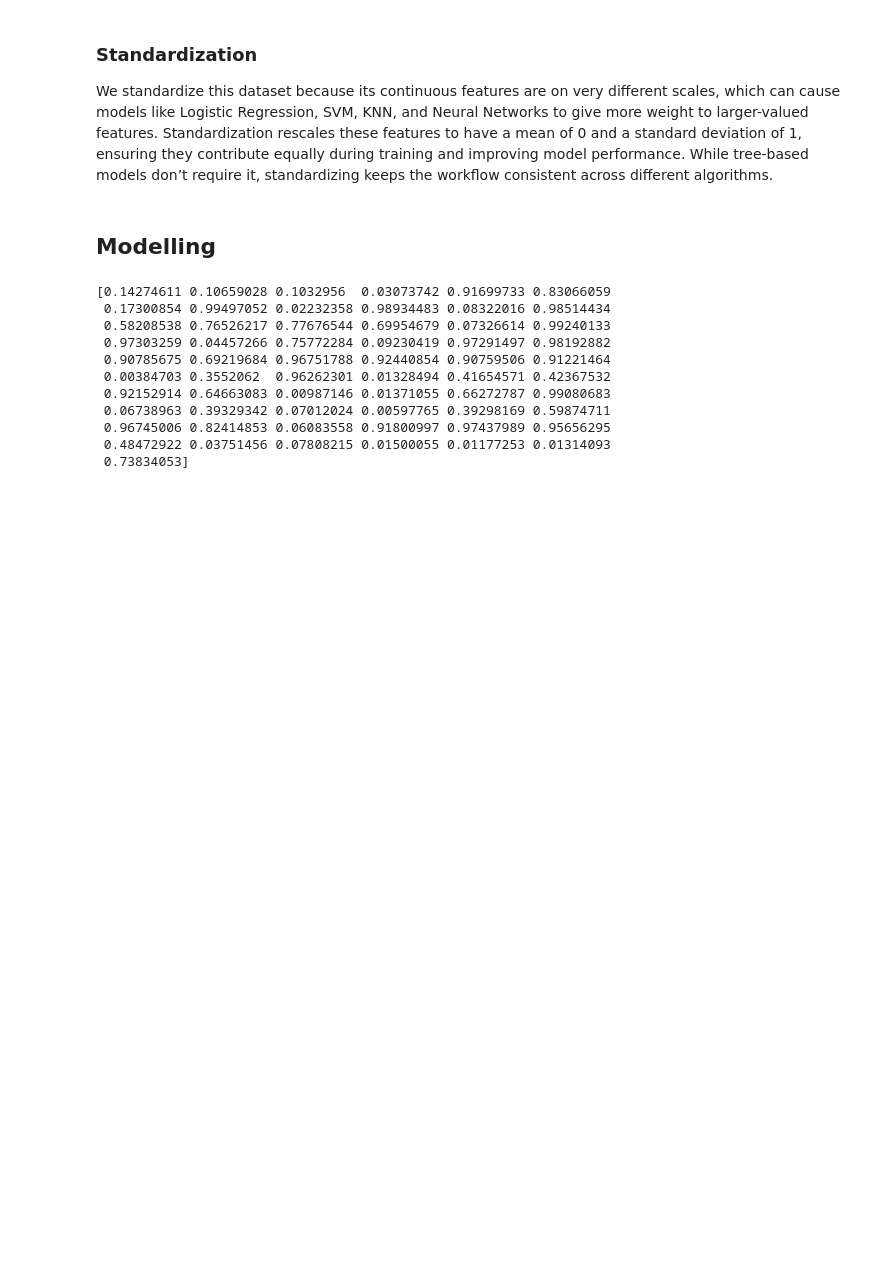
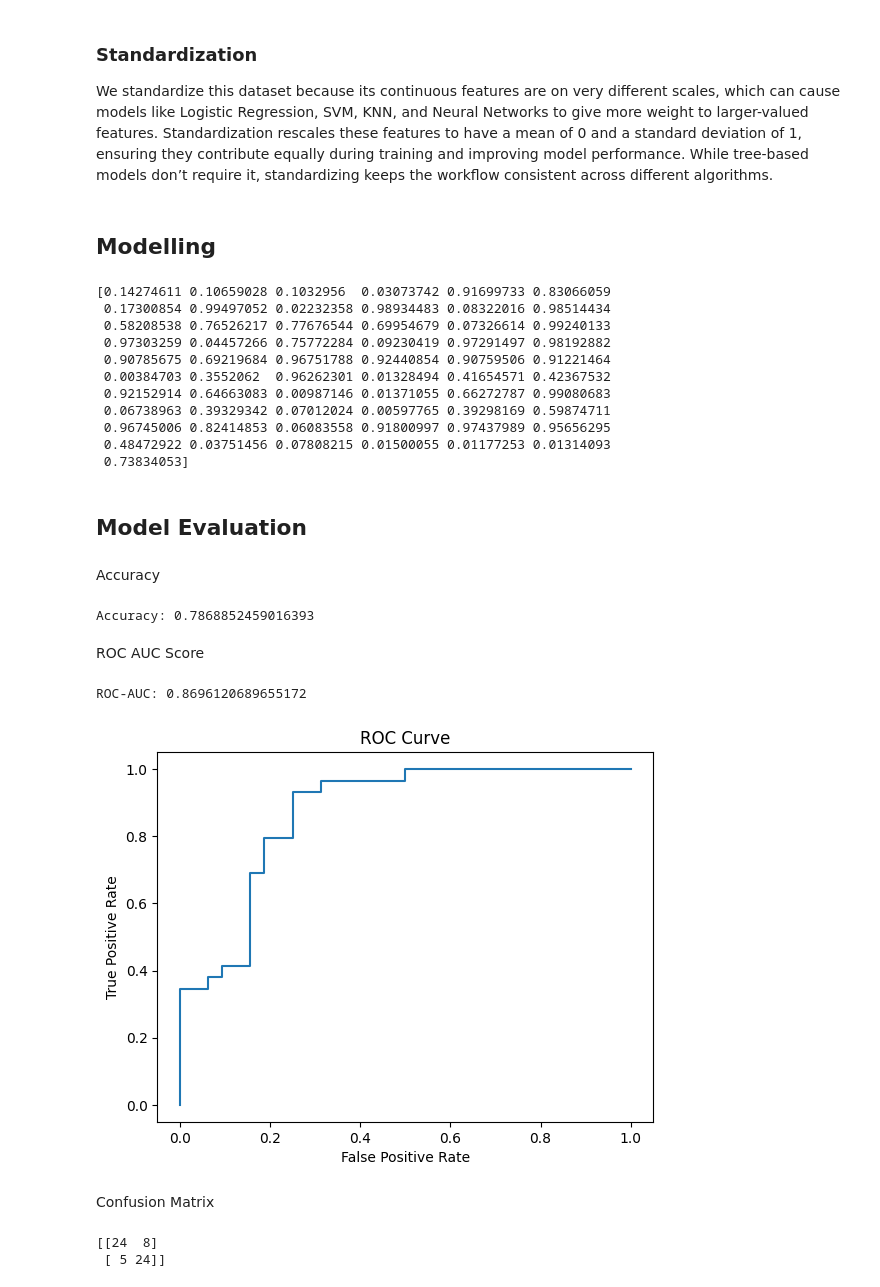
Before and after one commit to Emigbanam/Heart-Disease-Prediction-Project, a Jupyter notebook: Logistic Regression Model (Without Tuning).ipynb, the cells around one changed output. Saved outputs shown, nothing was run; the diff lists cells and outputs as text; code cells hidden in the pictures; blank space fills up the shorter version.

```diff
--- a/Logistic Regression Model (Without Tuning).ipynb
+++ b/Logistic Regression Model (Without Tuning).ipynb
@@ -195,3 +196,41 @@ print(y_pred_proba)
  0.96745006 0.82414853 0.06083558 0.91800997 0.97437989 0.95656295
  0.48472922 0.03751456 0.07808215 0.01500055 0.01177253 0.01314093
  0.73834053]
+# %% [markdown]
+## **Model Evaluation**
+# %% [markdown]
+Accuracy
+# %%
+from sklearn.metrics import accuracy_score
+
+accuracy = accuracy_score(y_test, y_pred)
+print("Accuracy:", accuracy)
+# %% [output]
+Accuracy: 0.7868852459016393
+# %% [markdown]
+ROC AUC Score
+# %%
+from sklearn.metrics import roc_auc_score, roc_curve
+auc = roc_auc_score(y_test, y_pred_proba)
+print("ROC-AUC:", auc)
+
+# Plot ROC curve
+fpr, tpr, thresholds = roc_curve(y_test, y_pred_proba)
+plt.plot(fpr, tpr)
+plt.xlabel("False Positive Rate")
+plt.ylabel("True Positive Rate")
+plt.title("ROC Curve")
+plt.show()
+# %% [output]
+ROC-AUC: 0.8696120689655172
+[figure, added]
+# %% [markdown]
+Confusion Matrix
+# %%
+from sklearn.metrics import confusion_matrix
+
+cm = confusion_matrix(y_test, y_pred)
+print(cm)
+# %% [output]
+[[24  8]
+ [ 5 24]]
```
Also changed, not shown: parts of 2 cells of this notebook.
